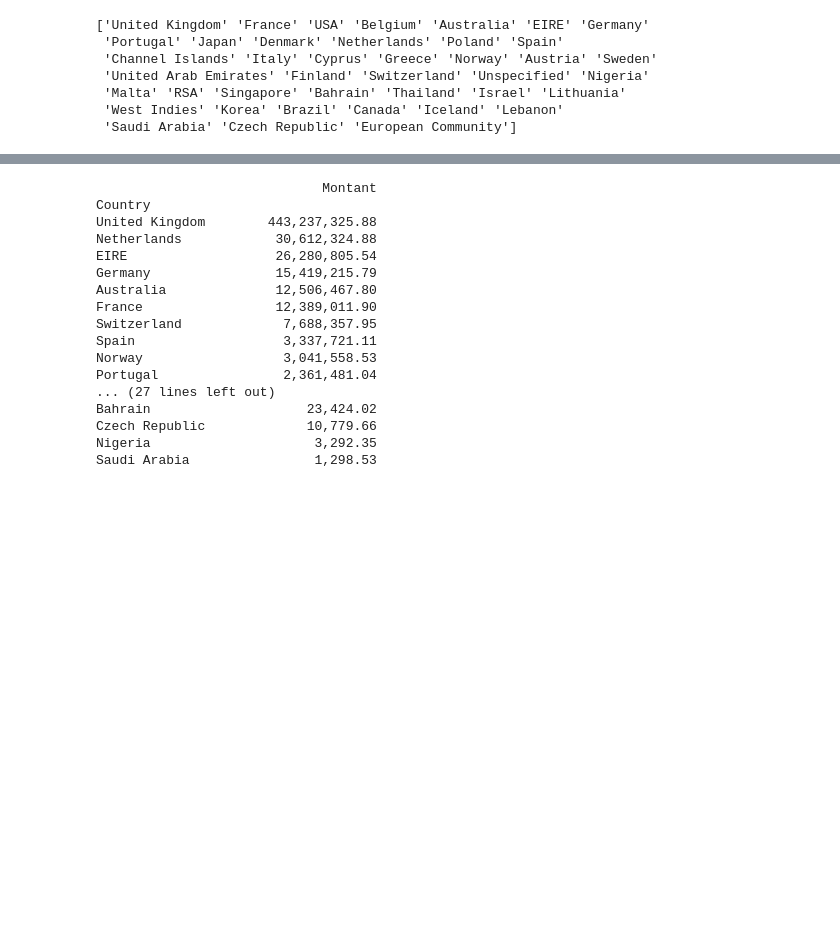
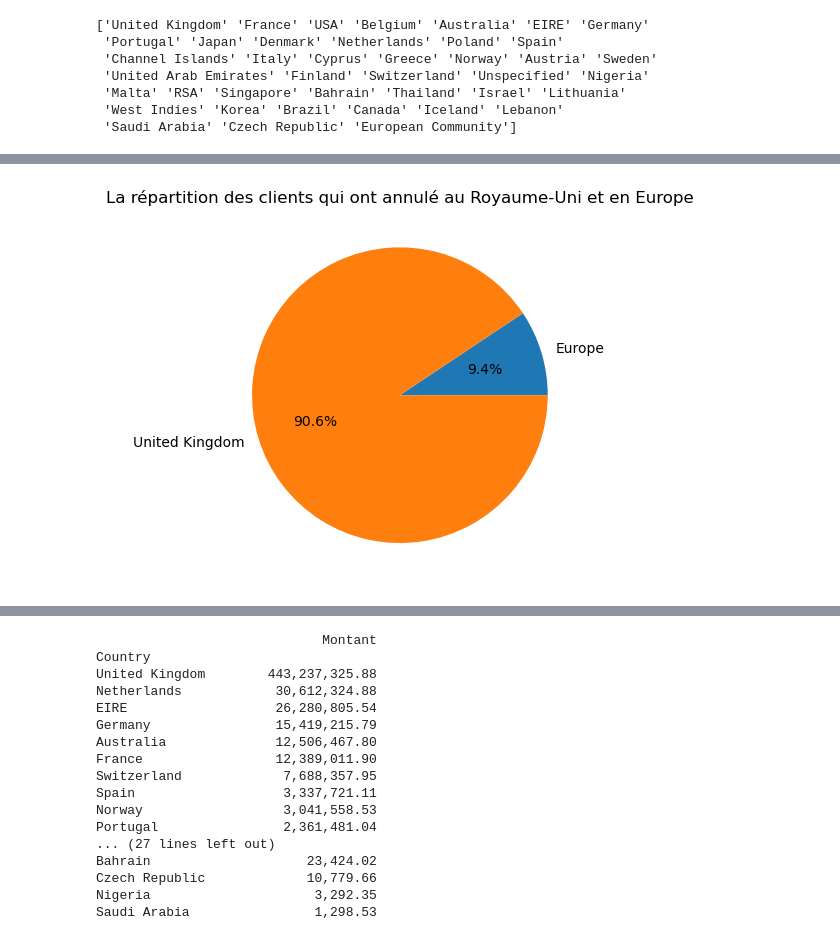
Before and after one commit to impejonathan/cluster_uk, a Jupyter notebook: 2_visu_graph.ipynb, the cells around one changed output, grey strips where cells are left out. Drawn from its saved outputs; the diff is of its cells as text; code cells hidden in the pictures; blank space fills up the shorter version.

```diff
--- a/2_visu_graph.ipynb
+++ b/2_visu_graph.ipynb
@@ -122,0 +136,13 @@ plt.show()
+# %%
+# Filtrer les données pour inclure uniquement le Royaume-Uni et l'Europe
+df_filtered = df[df['Continent'].isin(['United Kingdom', 'Europe'])]
+
+# Grouper les données par continent et compter le nombre de clients uniques qui ont annulé
+data = df_filtered[df_filtered['Invoice'].str.contains('C')].groupby('Continent')['Customer ID'].nunique()
+
+# Créer un graphique circulaire
+plt.pie(data, labels=data.index, autopct='%1.1f%%')
+plt.title('La répartition des clients qui ont annulé au Royaume-Uni et en Europe')
+plt.show()
+# %% [output]
+[figure, added]
```
Also changed, not shown: parts of 28 cells of this notebook, 2 other files.
